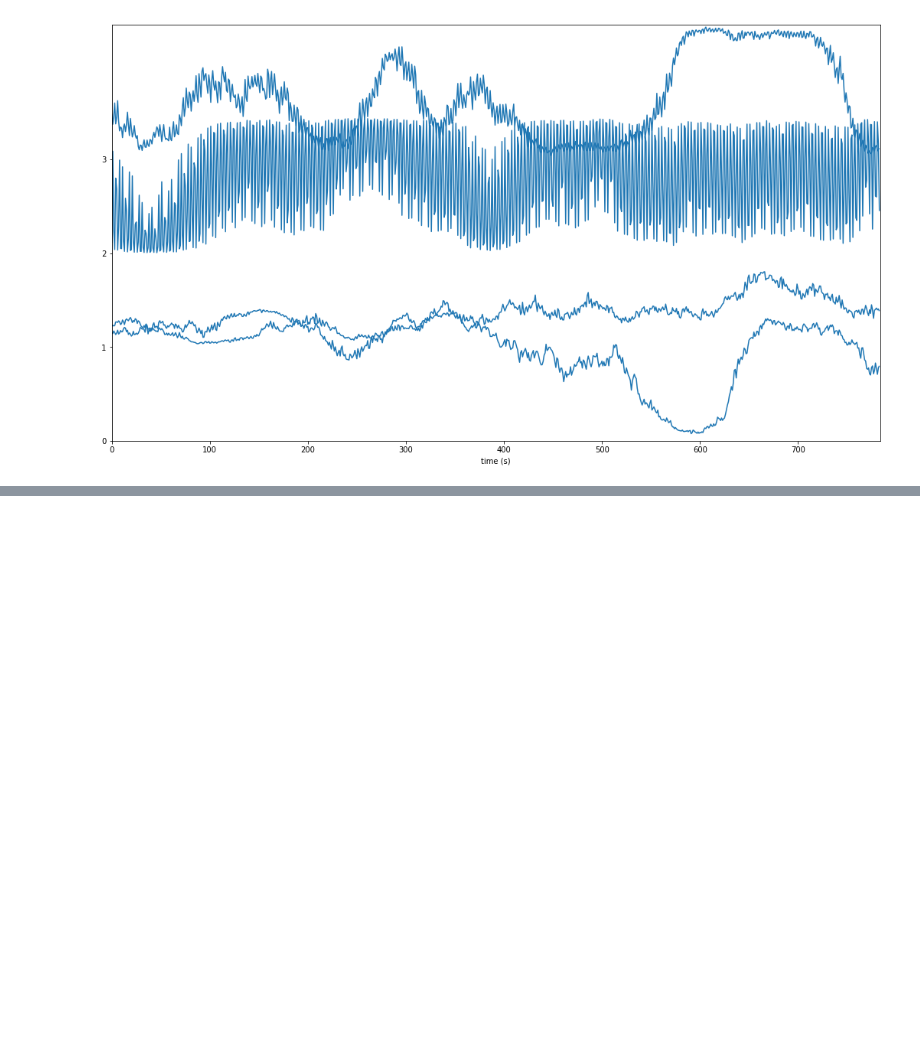
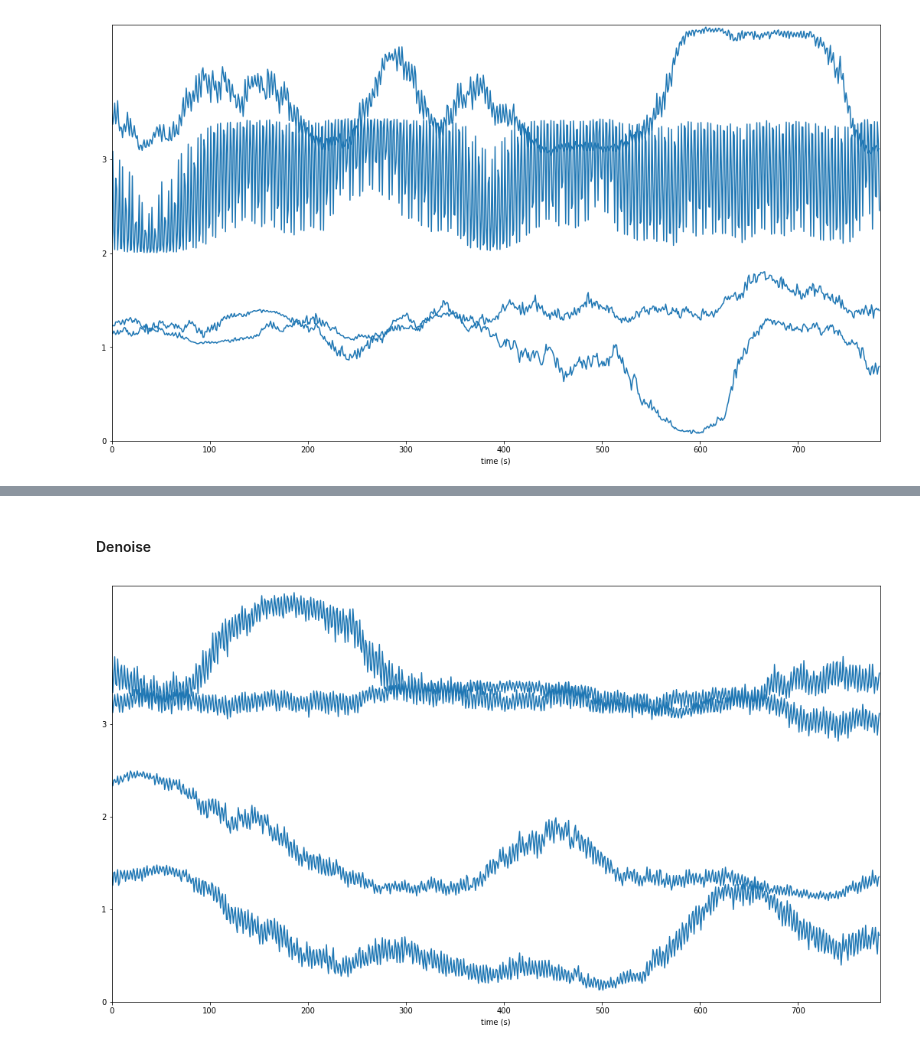
Before and after one commit to DanielLongo/NeuralFill, a Jupyter notebook: visualize/plot_denoise_1c.ipynb, the cells around one changed output, grey strips where cells are left out. Cells and saved outputs as stored; diff of their text form; code cells hidden in the pictures; blank space fills up the shorter version.

```diff
--- a/visualize/plot_denoise_1c.ipynb
+++ b/visualize/plot_denoise_1c.ipynb
@@ -30,0 +49,6 @@ stacklineplot.stackplot(samples[16*2:16*2+4])
+# %% [markdown]
+#### Denoise
+# %%
+stacklineplot.stackplot(blink_samples[16*2:16*2+4], yscale=1)
+# %% [output]
+[figure, added]
```
Also changed, not shown: parts of 8 cells of this notebook, 6 other files.
